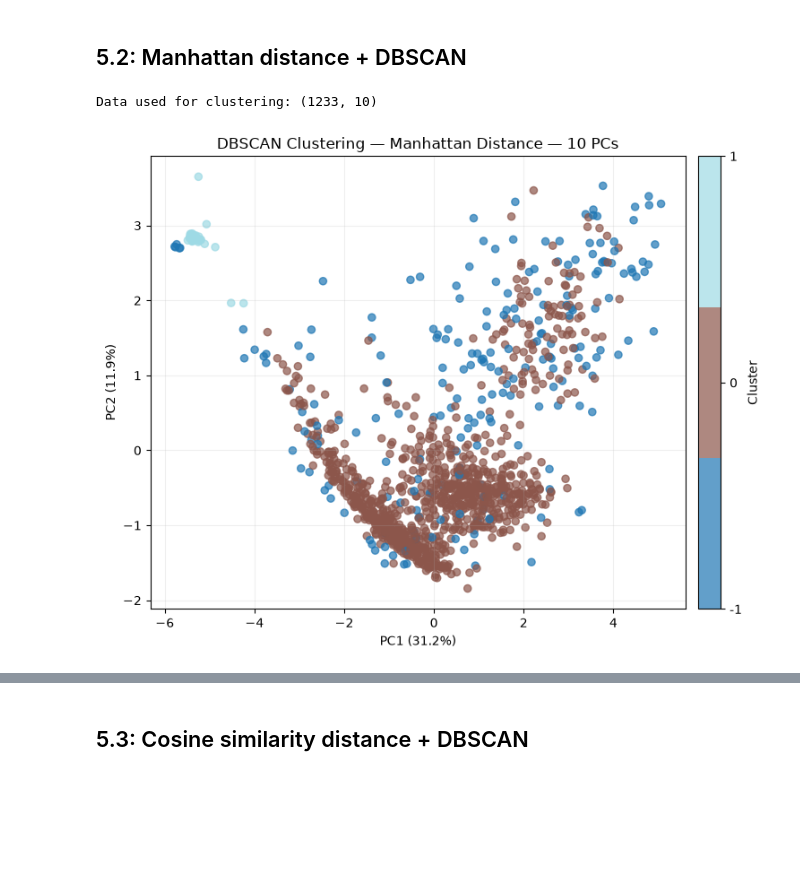
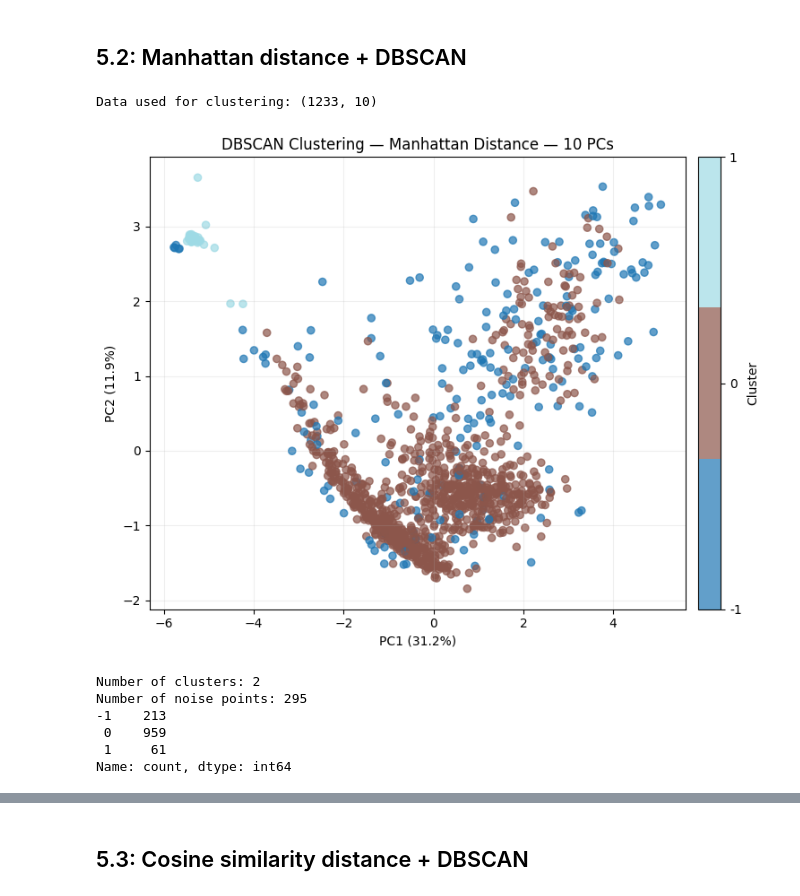
Before and after one commit to kenshin812/data_analysis, a Jupyter notebook: assignment2/submission.ipynb, the cells around one changed output, grey strips where cells are left out. Drawn from its saved outputs; the diff is of its cells as text; code cells hidden in the pictures; blank space fills up the shorter version.

```diff
--- a/assignment2/submission.ipynb
+++ b/assignment2/submission.ipynb
@@ -515,14 +516,8 @@ Name: count, dtype: int64
 # %%
 MIN_SAMPLES = 10
 
-# 1. Find distance to the 10th nearest neighbour
-neighbors = NearestNeighbors(n_neighbors=MIN_SAMPLES,metric="euclidean")
-neighbors.fit(X_cluster)
-distances, _ = neighbors.kneighbors(X_cluster)
-k_distances = np.sort(distances[:, -1])
-
 # 2. DBSCAN parameters
-DBSCAN_EPS = 1.5
+DBSCAN_EPS = 4.0
 
 dbscan_model = DBSCAN(
     eps=DBSCAN_EPS,
@@ -1162,7 +1146,6 @@ Data used for k-distance curve: (1233, 10)
 # %% [markdown]
 ## 5.2: Manhattan distance + DBSCAN
 # %%
-
 print("Data used for clustering:", X_cluster.shape)
 
 # 1. Manhattan distance function
@@ -1180,7 +1163,7 @@ dbscan = DBSCAN(
     metric=manhattan_distance)
 
 labels_manhattan = dbscan.fit_predict(X_cluster)
-
+n_clusters_manhattan = len(set(labels_manhattan) - {-1})
 unique_labels = np.unique(labels_manhattan)
 # 3. Visualise clusters using PC1 vs PC2 only
 fig, ax = plt.subplots(figsize=(8, 6))
@@ -1190,34 +1173,48 @@ cmap = plt.get_cmap(
 scatter = ax.scatter(
     X_cluster[:, 0],       # PC1 — visualisation only
     X_cluster[:, 1],       # PC2 — visualisation only
     c=labels_manhattan,
     cmap=cmap,
     alpha=0.7,
     s=35)
 
 # 4. Colourbar
 colorbar = fig.colorbar(
     scatter,
     ticks=unique_labels,
     pad=0.02)
 
 colorbar.set_label("Cluster")
 colorbar.set_ticklabels(unique_labels)
 
 # 6. Axis labels
 ax.set_xlabel(f"PC1 ({pca.explained_variance_ratio_[0]:.1%})")
 
 ax.set_ylabel(f"PC2 ({pca.explained_variance_ratio_[1]:.1%})")
 
 ax.set_title("DBSCAN Clustering — Manhattan Distance — 10 PCs")
 
 ax.grid(alpha=0.2)
 
 plt.tight_layout()
 plt.show()
+print("Number of clusters:", n_clusters_manhattan)
+print("Number of noise points:", n_noise)
+
+print(
+    pd.Series(labels_manhattan)
+    .value_counts()
+    .sort_index()
+)
 # %% [output]
 Data used for clustering: (1233, 10)
-[figure, old version]
+[figure, new version]
+Number of clusters: 2
+Number of noise points: 295
+-1    213
+ 0    959
+ 1     61
+Name: count, dtype: int64
 # %%
 import numpy as np
 import matplotlib.pyplot as plt
```
Also changed, not shown: parts of 27 cells of this notebook.
